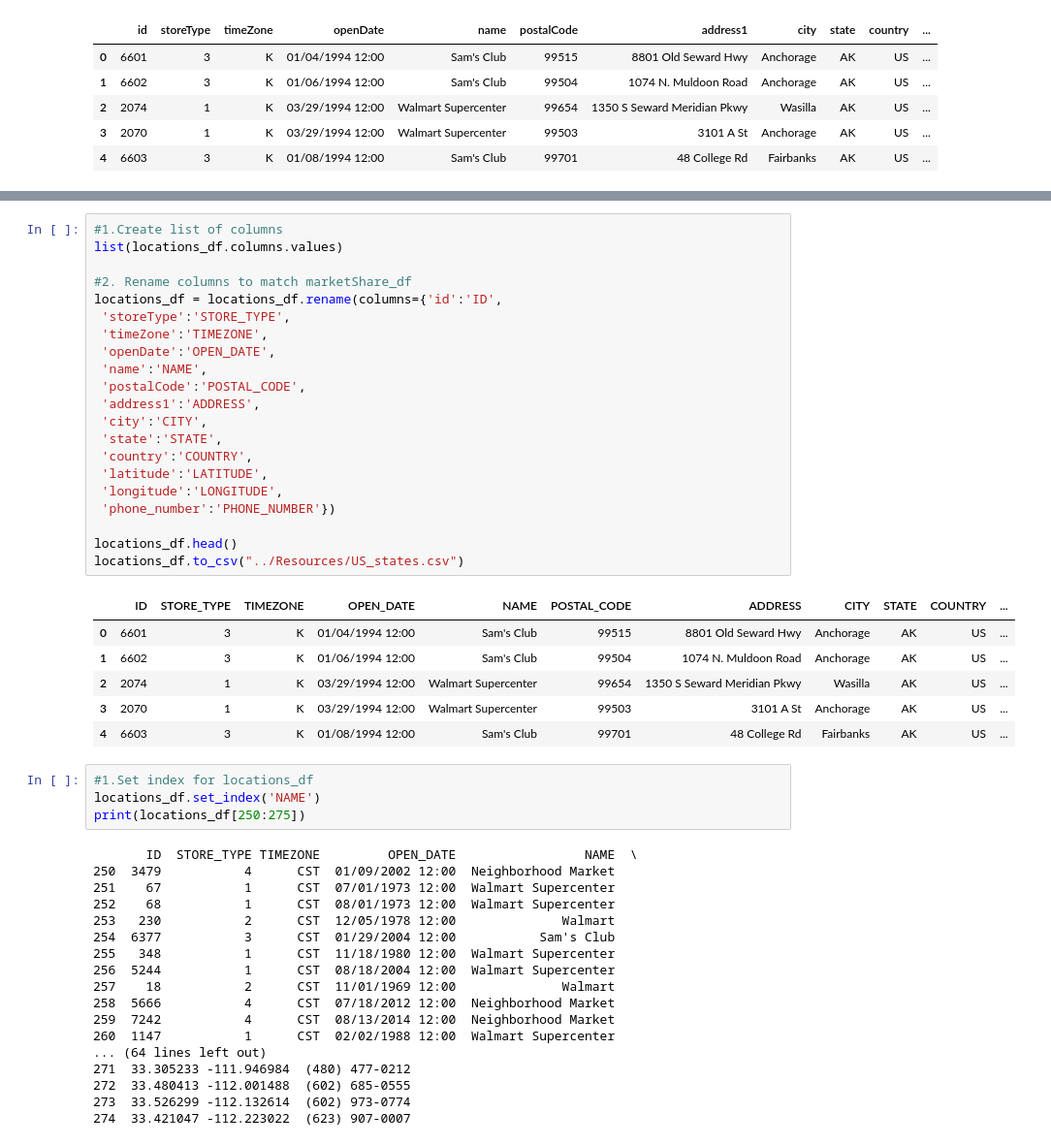
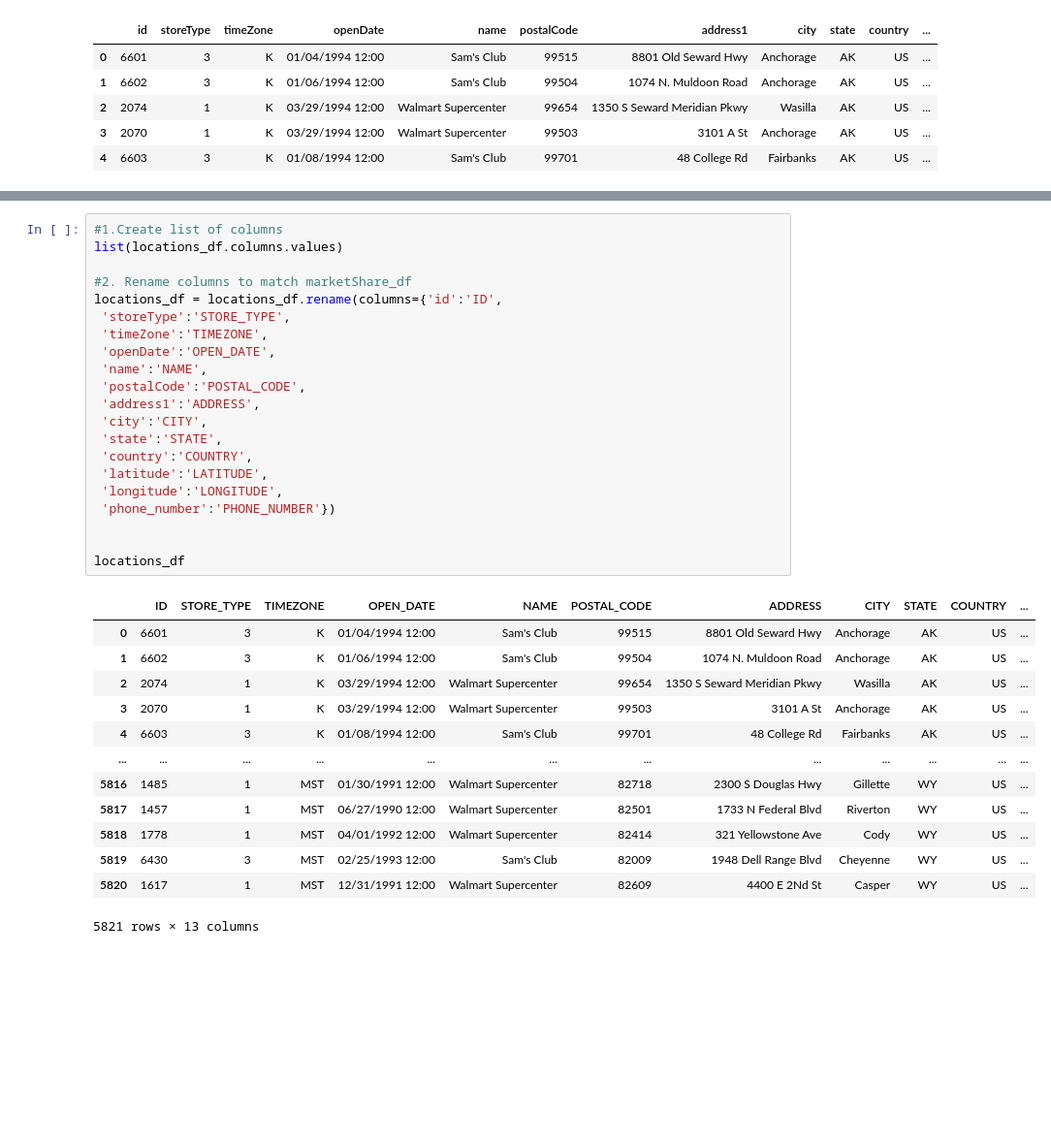
Before and after one commit to beckyydo/Project-2, a Jupyter notebook: MergeData4and6.ipynb, the cells around one changed output, grey strips where cells are left out. Shown at 97% size. Saved outputs shown, nothing was run; the diff lists cells and outputs as text; blank space fills up the shorter version.

```diff
--- a/MergeData4and6.ipynb
+++ b/MergeData4and6.ipynb
@@ -184,51 +199,36 @@ dtype: object
 # %%
 #1.Create list of columns
 list(locations_df.columns.values)
 
 #2. Rename columns to match marketShare_df
 locations_df = locations_df.rename(columns={'id':'ID',
  'storeType':'STORE_TYPE',
  'timeZone':'TIMEZONE',
  'openDate':'OPEN_DATE',
  'name':'NAME',
  'postalCode':'POSTAL_CODE',
  'address1':'ADDRESS',
  'city':'CITY',
  'state':'STATE',
  'country':'COUNTRY',
  'latitude':'LATITUDE',
  'longitude':'LONGITUDE',
  'phone_number':'PHONE_NUMBER'})
 
-locations_df.head()
-locations_df.to_csv("../Resources/US_states.csv")
+
+locations_df
 # %% [output]
 |  | ID | STORE_TYPE | TIMEZONE | OPEN_DATE | NAME | POSTAL_CODE | ADDRESS | CITY | STATE | COUNTRY | ... |
 | 0 | 6601 | 3 | K | 01/04/1994 12:00 | Sam's Club | 99515 | 8801 Old Seward Hwy | Anchorage | AK | US | ... |
 | 1 | 6602 | 3 | K | 01/06/1994 12:00 | Sam's Club | 99504 | 1074 N. Muldoon Road | Anchorage | AK | US | ... |
 | 2 | 2074 | 1 | K | 03/29/1994 12:00 | Walmart Supercenter | 99654 | 1350 S Seward Meridian Pkwy | Wasilla | AK | US | ... |
 | 3 | 2070 | 1 | K | 03/29/1994 12:00 | Walmart Supercenter | 99503 | 3101 A St | Anchorage | AK | US | ... |
 | 4 | 6603 | 3 | K | 01/08/1994 12:00 | Sam's Club | 99701 | 48 College Rd | Fairbanks | AK | US | ... |
+| ... | ... | ... | ... | ... | ... | ... | ... | ... | ... | ... | ... |
+| 5816 | 1485 | 1 | MST | 01/30/1991 12:00 | Walmart Supercenter | 82718 | 2300 S Douglas Hwy | Gillette | WY | US | ... |
+| 5817 | 1457 | 1 | MST | 06/27/1990 12:00 | Walmart Supercenter | 82501 | 1733 N Federal Blvd | Riverton | WY | US | ... |
+| 5818 | 1778 | 1 | MST | 04/01/1992 12:00 | Walmart Supercenter | 82414 | 321 Yellowstone Ave | Cody | WY | US | ... |
+| 5819 | 6430 | 3 | MST | 02/25/1993 12:00 | Sam's Club | 82009 | 1948 Dell Range Blvd | Cheyenne | WY | US | ... |
+| 5820 | 1617 | 1 | MST | 12/31/1991 12:00 | Walmart Supercenter | 82609 | 4400 E 2Nd St | Casper | WY | US | ... |
+5821 rows × 13 columns
-# %%
-#1.Set index for locations_df
-locations_df.set_index('NAME')
-print(locations_df[250:275])
-# %% [output]
-       ID  STORE_TYPE TIMEZONE         OPEN_DATE                 NAME  \
-250  3479           4      CST  01/09/2002 12:00  Neighborhood Market
-251    67           1      CST  07/01/1973 12:00  Walmart Supercenter
-252    68           1      CST  08/01/1973 12:00  Walmart Supercenter
-253   230           2      CST  12/05/1978 12:00              Walmart
-254  6377           3      CST  01/29/2004 12:00           Sam's Club
-255   348           1      CST  11/18/1980 12:00  Walmart Supercenter
-256  5244           1      CST  08/18/2004 12:00  Walmart Supercenter
-257    18           2      CST  11/01/1969 12:00              Walmart
-258  5666           4      CST  07/18/2012 12:00  Neighborhood Market
-259  7242           4      CST  08/13/2014 12:00  Neighborhood Market
-260  1147           1      CST  02/02/1988 12:00  Walmart Supercenter
-... (64 lines left out)
-271  33.305233 -111.946984  (480) 477-0212
-272  33.480413 -112.001488  (602) 685-0555
-273  33.526299 -112.132614  (602) 973-0774
-274  33.421047 -112.223022  (623) 907-0007
 # %%
```
Also changed, not shown: parts of 7 cells of this notebook.
